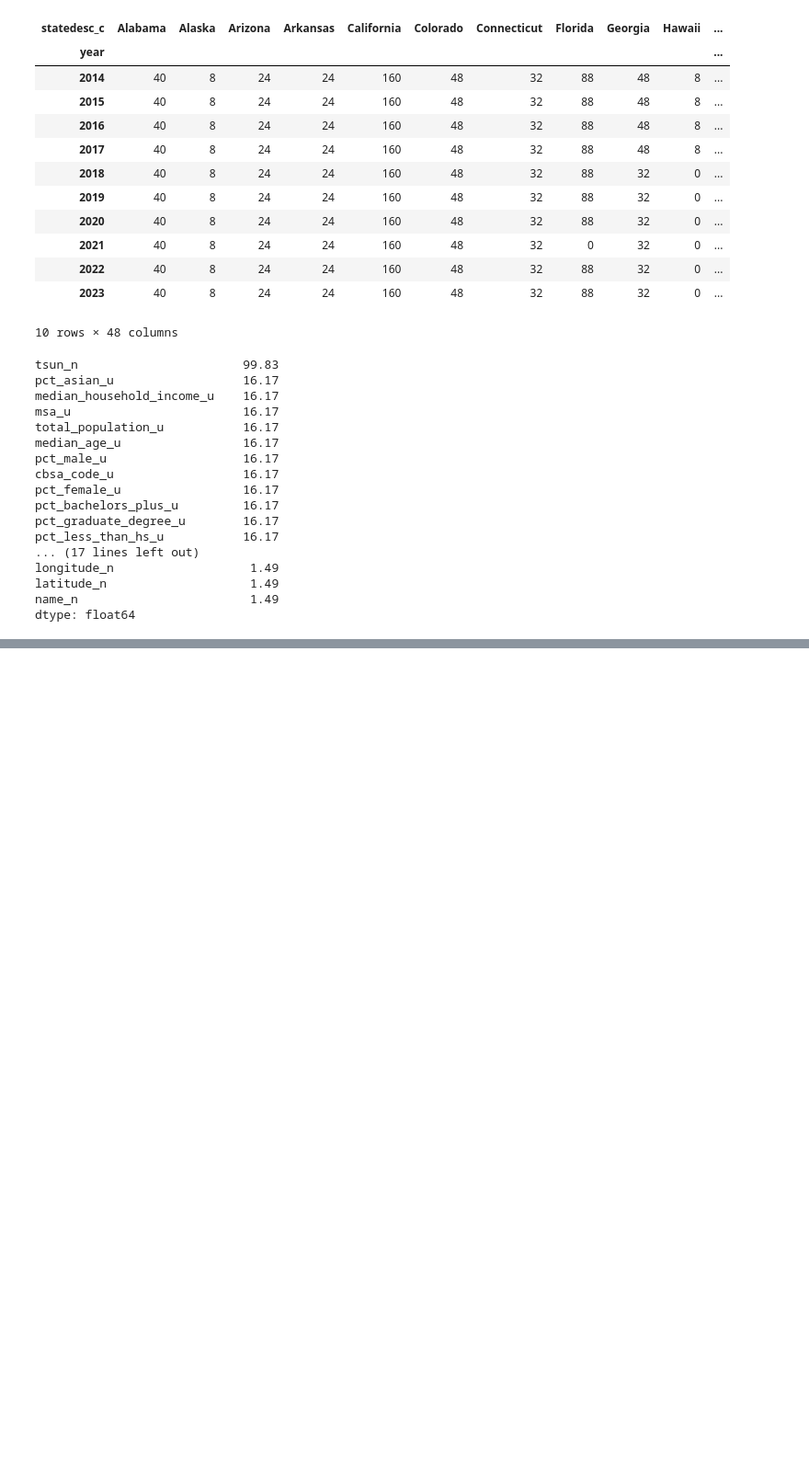
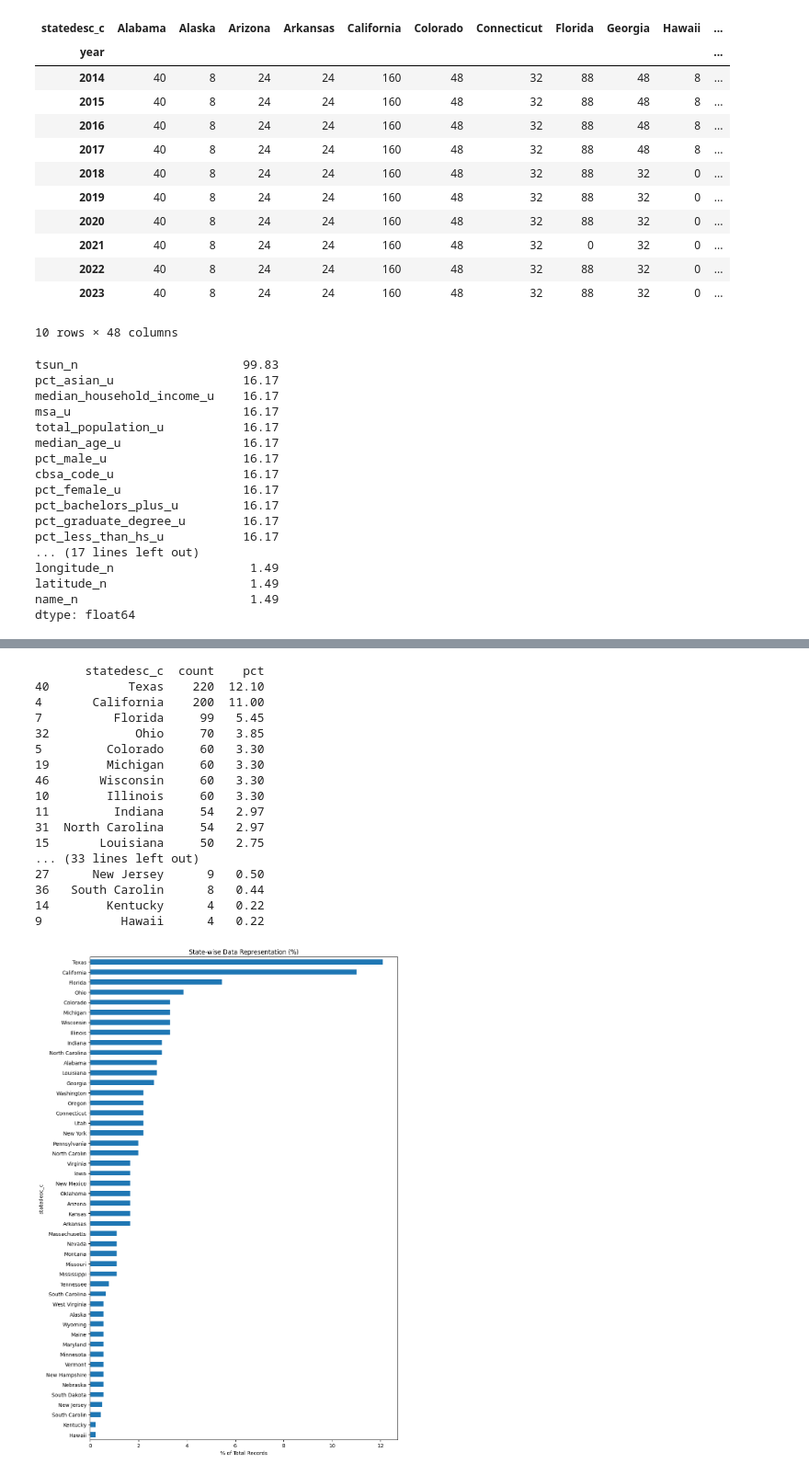
Before and after one commit to hertie-dsa-26/project-krasss, a Jupyter notebook: EDA/eda_rudranshi.ipynb, the cells around one changed output, grey strips where cells are left out. Shown at 92% size. Drawn from its saved outputs; the diff is of its cells as text; code cells hidden in the pictures; blank space fills up the shorter version.

```diff
--- a/EDA/eda_rudranshi.ipynb
+++ b/EDA/eda_rudranshi.ipynb
@@ -86,0 +152,39 @@ dtype: float64
+# %%
+#Records per state
+state_counts = df_pivot.groupby('statedesc_c').size().reset_index(name='count')
+state_counts['pct'] = (state_counts['count'] / state_counts['count'].sum() * 100).round(2)
+state_counts = state_counts.sort_values('pct', ascending=False)
+print(state_counts)
+
+
+#Visualise
+import matplotlib.pyplot as plt
+
+state_counts.set_index('statedesc_c')['pct'].sort_values().plot(
+    kind='barh',
+    figsize=(10, 14),
+    title='State-wise Data Representation (%)'
+)
+
+plt.xlabel('% of Total Records')
+plt.tight_layout()
+plt.show()
+# %% [output]
+       statedesc_c  count    pct
+40           Texas    220  12.10
+4       California    200  11.00
+7          Florida     99   5.45
+32            Ohio     70   3.85
+5         Colorado     60   3.30
+19        Michigan     60   3.30
+46       Wisconsin     60   3.30
+10        Illinois     60   3.30
+11         Indiana     54   2.97
+31  North Carolina     54   2.97
+15       Louisiana     50   2.75
+... (33 lines left out)
+27      New Jersey      9   0.50
+36   South Carolin      8   0.44
+14        Kentucky      4   0.22
+9           Hawaii      4   0.22
+[figure, added]
```
Also changed, not shown: parts of 20 cells of this notebook, 1 other file.
